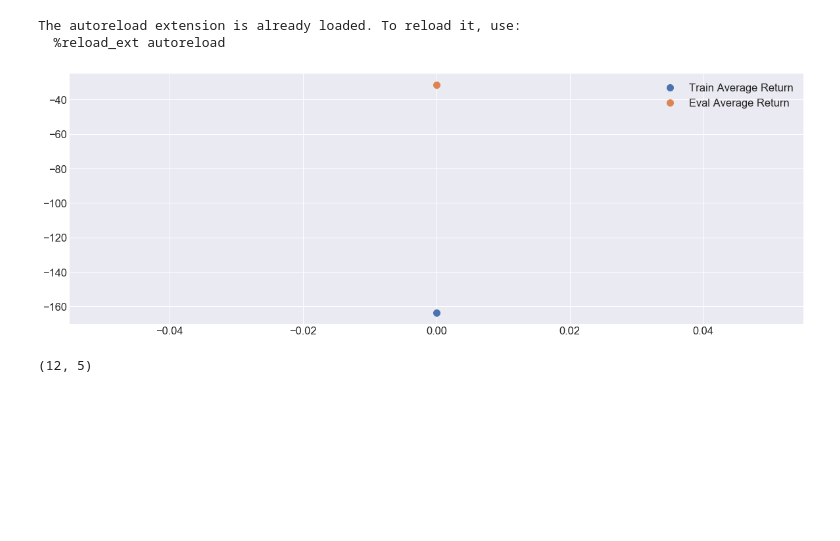
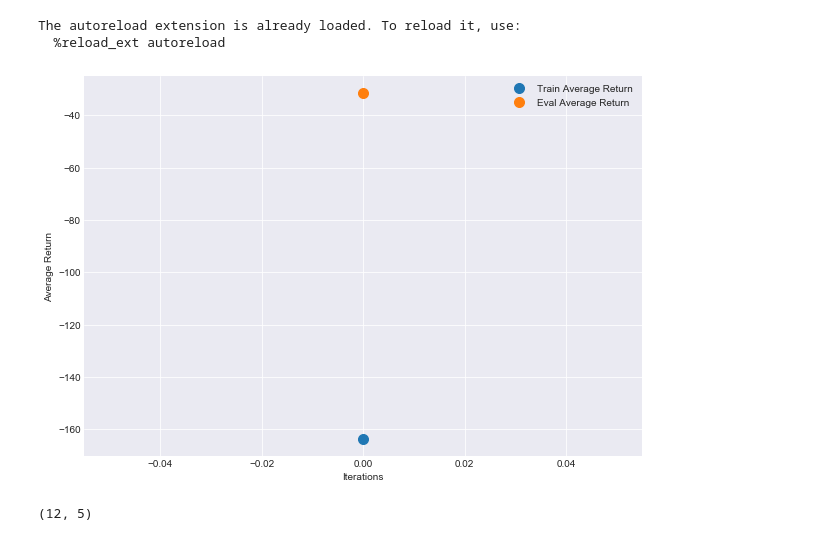
Before and after one commit to Max-Fu/homework_fall2020, a Jupyter notebook: hw4/visualization.ipynb, the cells around one changed output. Saved outputs shown, nothing was run; the diff lists cells and outputs as text; code cells hidden in the pictures; blank space fills up the shorter version.

Commit message:
updated visualization

```diff
--- a/hw4/visualization.ipynb
+++ b/hw4/visualization.ipynb
@@ -140,14 +140,17 @@ The autoreload extension is already loaded. To reload it, use:
   %reload_ext autoreload
 # %%
 # Question 2
+rcParams['figure.figsize'] = 10, 7
 train_avgreturn = [-163.6405487060547]
 eval_avgreturn = [-31.43617820739746]
 plt.plot([0], train_avgreturn, '.', markersize=20, label="Train Average Return")
 plt.plot([0], eval_avgreturn, '.', markersize=20, label="Eval Average Return")
+plt.xlabel("Iterations")
+plt.ylabel("Average Return")
 plt.legend(loc="upper right")
 plt.show()
 # %% [output]
-[figure, old version]
+[figure, new version]
 # %%
 # Adjust files in these two lists! The following is an example from my system where
 # I had these as my directory names.
```
